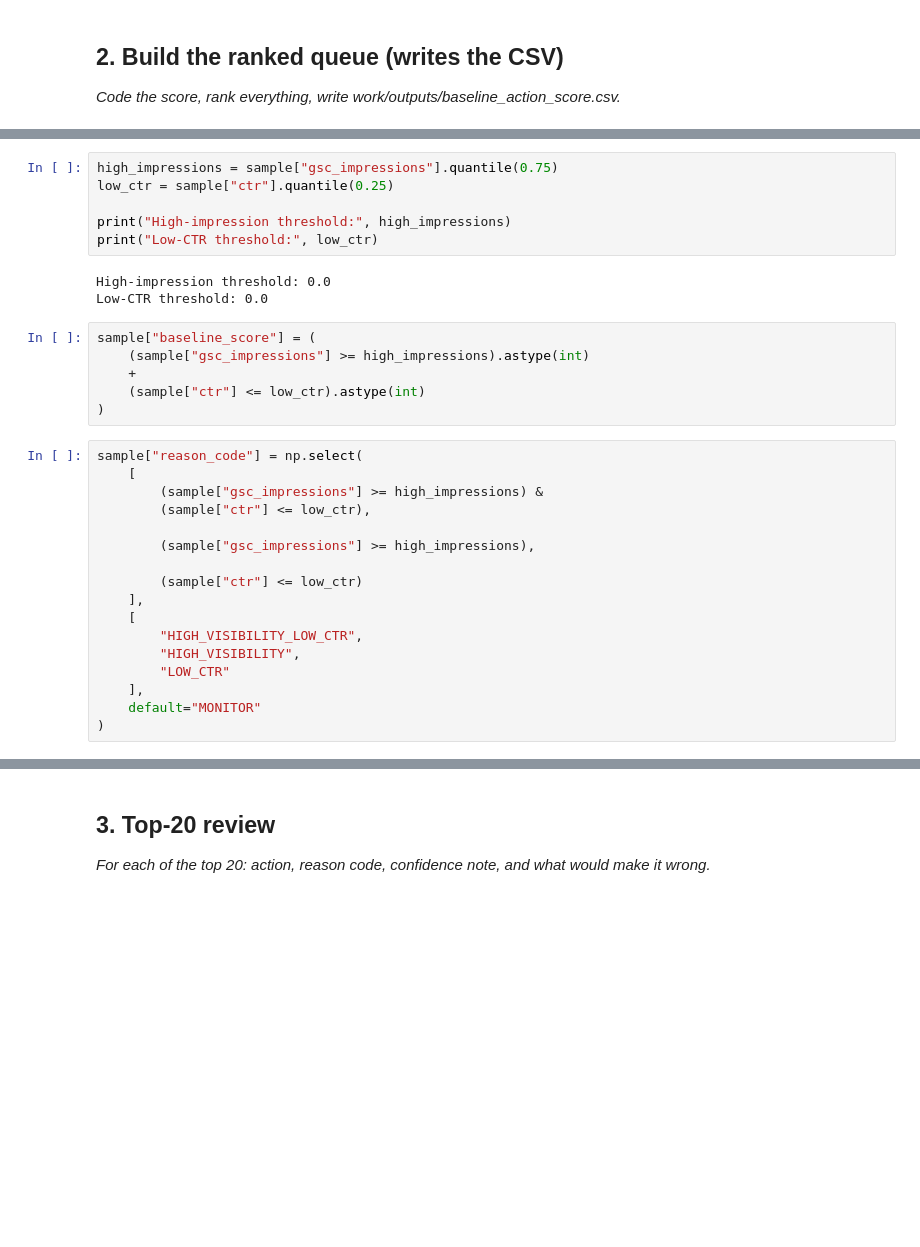
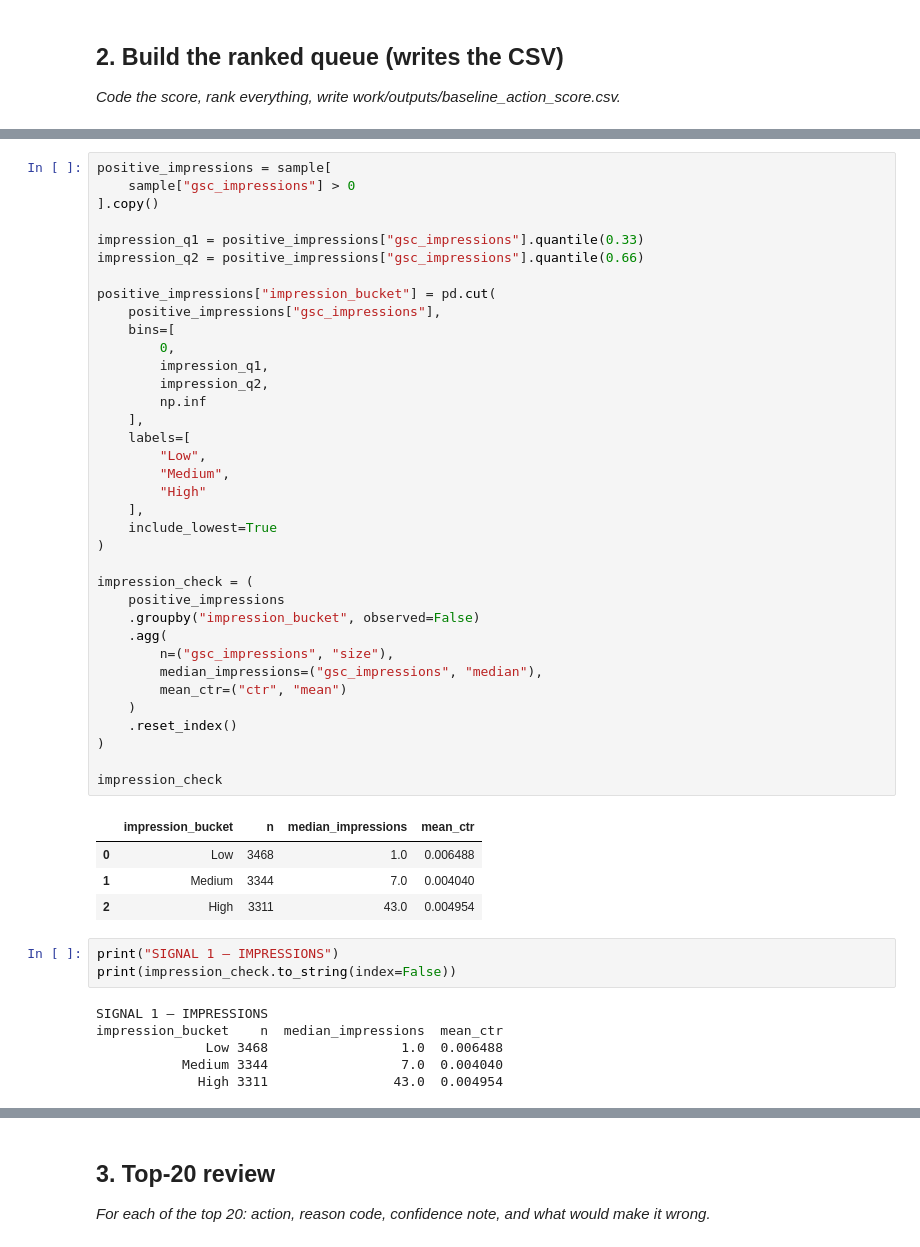
Before and after one commit to Rohith84/Flyrank-Intern, a Jupyter notebook: work/notebooks/w04_baseline_score.ipynb, the cells around one changed output, grey strips where cells are left out. Drawn from its saved outputs; the diff is of its cells as text; blank space fills up the shorter version.

```diff
--- a/work/notebooks/w04_baseline_score.ipynb
+++ b/work/notebooks/w04_baseline_score.ipynb
@@ -154,32 +132,50 @@ sample["ctr"] = (
 # %%
-high_impressions = sample["gsc_impressions"].quantile(0.75)
-low_ctr = sample["ctr"].quantile(0.25)
+positive_impressions = sample[
+    sample["gsc_impressions"] > 0
+].copy()
 
-print("High-impression threshold:", high_impressions)
-print("Low-CTR threshold:", low_ctr)
+impression_q1 = positive_impressions["gsc_impressions"].quantile(0.33)
+impression_q2 = positive_impressions["gsc_impressions"].quantile(0.66)
+
+positive_impressions["impression_bucket"] = pd.cut(
+    positive_impressions["gsc_impressions"],
+    bins=[
+        0,
+        impression_q1,
+        impression_q2,
+        np.inf
+    ],
+    labels=[
+        "Low",
+        "Medium",
+        "High"
+    ],
+    include_lowest=True
+)
+
+impression_check = (
+    positive_impressions
+    .groupby("impression_bucket", observed=False)
+    .agg(
+        n=("gsc_impressions", "size"),
+        median_impressions=("gsc_impressions", "median"),
+        mean_ctr=("ctr", "mean")
+    )
+    .reset_index()
+)
+
+impression_check
 # %% [output]
-High-impression threshold: 0.0
-Low-CTR threshold: 0.0
+|  | impression_bucket | n | median_impressions | mean_ctr |
+| 0 | Low | 3468 | 1.0 | 0.006488 |
+| 1 | Medium | 3344 | 7.0 | 0.004040 |
+| 2 | High | 3311 | 43.0 | 0.004954 |
 # %%
-sample["baseline_score"] = (
-    (sample["gsc_impressions"] >= high_impressions).astype(int)
-    +
-    (sample["ctr"] <= low_ctr).astype(int)
-)
+print("SIGNAL 1 — IMPRESSIONS")
+print(impression_check.to_string(index=False))
+# %% [output]
+SIGNAL 1 — IMPRESSIONS
+impression_bucket    n  median_impressions  mean_ctr
+              Low 3468                 1.0  0.006488
+           Medium 3344                 7.0  0.004040
+             High 3311                43.0  0.004954
-# %%
-sample["reason_code"] = np.select(
-    [
-        (sample["gsc_impressions"] >= high_impressions) &
-        (sample["ctr"] <= low_ctr),
-
-        (sample["gsc_impressions"] >= high_impressions),
-
-        (sample["ctr"] <= low_ctr)
-    ],
-    [
-        "HIGH_VISIBILITY_LOW_CTR",
-        "HIGH_VISIBILITY",
-        "LOW_CTR"
-    ],
-    default="MONITOR"
-)
```
Also changed, not shown: parts of 31 cells of this notebook.
